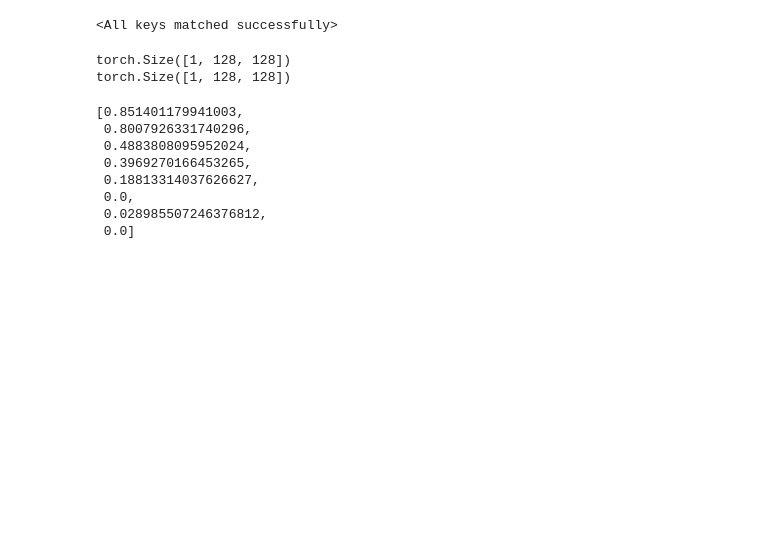
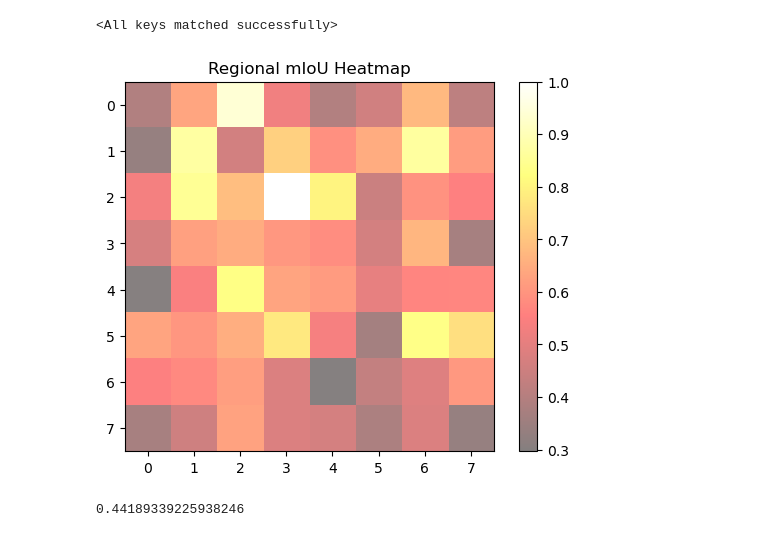
Before and after one commit to SMATousi/dem2so, a Jupyter notebook: New_Metric_Test.ipynb, the cells around one changed output. Saved outputs shown, nothing was run; the diff lists cells and outputs as text; code cells hidden in the pictures; blank space fills up the shorter version.

```diff
--- a/New_Metric_Test.ipynb
+++ b/New_Metric_Test.ipynb
@@ -81,12 +77,14 @@ n_train = len(dataset) - n_val
 train, val = random_split(dataset, [n_train, n_val])
 train_loader = DataLoader(train, batch_size=batch_size, shuffle=True, num_workers=number_of_workers, pin_memory=True)
 val_loader = DataLoader(val, batch_size=batch_size, shuffle=False, num_workers=number_of_workers, pin_memory=True, drop_last=True)
+
+device = torch.device("cuda" if torch.cuda.is_available() else "cpu")
 # %%
 model = RGB_DEM_to_SO(resnet_output_size=(8, 8),
                             fusion_output_size=(128, 128),
                             model_choice = "Unet_1",
                             resnet_saved_model_path=pretrained_model_path,
-                            dropout_rate=0.5)
+                            dropout_rate=0.5).to(device)
 # %%
 from torch.optim import Adam
 criterion = nn.CrossEntropyLoss()
@@ -215,32 +245,68 @@ val_iter = iter(val_loader)
 # %%
 import time
 
 batch = next(val_iter)
-dem = batch['DEM']
-so = batch['SO']
-rgbs = batch['RGB']
+dem = batch['DEM'].to(device)
+so = batch['SO'].to(device)
+rgbs = [batch['RGB'][k].to(device) for k in range(6)]
 
 start = time.time()
 val_outputs = model(dem, rgbs)
 end = time.time()
 
 loss = criterion(val_outputs, so)
 
 present_iou_list, iou = mIOU(so, val_outputs)
 present_iou_list_tol, valid_iou_scores, iou_tol = mIOU_with_tolerance(so, val_outputs)
 present_iou_list_norm, iou_norm = normalize_and_discretize_for_mIoU(so, val_outputs)
+regionalize_and_visualize_mIoU(so, val_outputs, num_classes=9, grid_size=(8, 8), mIOU_fn=mIOU)
 # %% [output]
-torch.Size([1, 128, 128])
-torch.Size([1, 128, 128])
+[figure, added]
+# %%
+iou
+# %% [output]
+0.44189339225938246
 # %%
-present_iou_list
+def compute_heatmap_for_batch(label, pred, num_classes=9, grid_size=(8, 8), mIOU_fn=mIOU):
+    height, width = label.shape[-2:]
+    region_height = height // grid_size[0]
+    region_width = width // grid_size[1]
+
+    heatmap = np.zeros(grid_size)
+
+    for i in range(grid_size[0]):
+        for j in range(grid_size[1]):
+            label_region = label[:, i*region_height:(i+1)*region_height, j*region_width:(j+1)*region_width]
+            pred_region = pred[:, :, i*region_height:(i+1)*region_height, j*region_width:(j+1)*region_width]
+
+            mean_iou = compute_mIOU_for_region(label_region, pred_region, mIOU_fn, num_classes)
+            heatmap[i, j] = mean_iou
+
+    return heatmap
+
+def accumulate_and_average_heatmaps(val_iter, model, num_classes=9, grid_size=(8, 8), mIOU_fn=mIOU):
+    accumulated_heatmaps = []
+    for batch in tqdm(val_iter):
+        dem = batch['DEM'].to(device)
+        so = batch['SO'].to(device)
+        rgbs = [batch['RGB'][k].to(device) for k in range(6)]
+
+        val_outputs = model(dem, rgbs)
+        heatmap = compute_heatmap_for_batch(so, val_outputs, num_classes, grid_size, mIOU_fn)
+        accumulated_heatmaps.append(heatmap)
+
+    # Compute the average heatmap
+    average_heatmap = np.mean(accumulated_heatmaps, axis=0)
+    return average_heatmap
+
+def visualize_average_heatmap(average_heatmap):
+#     heatmap_normalized = average_heatmap / np.nanmax(average_heatmap)
+#     plt.imshow(heatmap_normalized, cmap='hot', alpha=0.5)
+#     plt.colorbar()
+#     plt.title("Normalized Average Regional mIoU Heatmap")
+#     plt.show()
+    plt.imshow(average_heatmap, cmap='hot', alpha=0.5)
+    plt.colorbar()
+    plt.title("Average Regional mIoU Heatmap")
+    plt.show()
-# %% [output]
-[0.851401179941003,
- 0.8007926331740296,
- 0.4883808095952024,
- 0.3969270166453265,
- 0.18813314037626627,
- 0.0,
- 0.028985507246376812,
- 0.0]
 # %%
```
Also changed, not shown: parts of 7 cells of this notebook, 21 other files.
